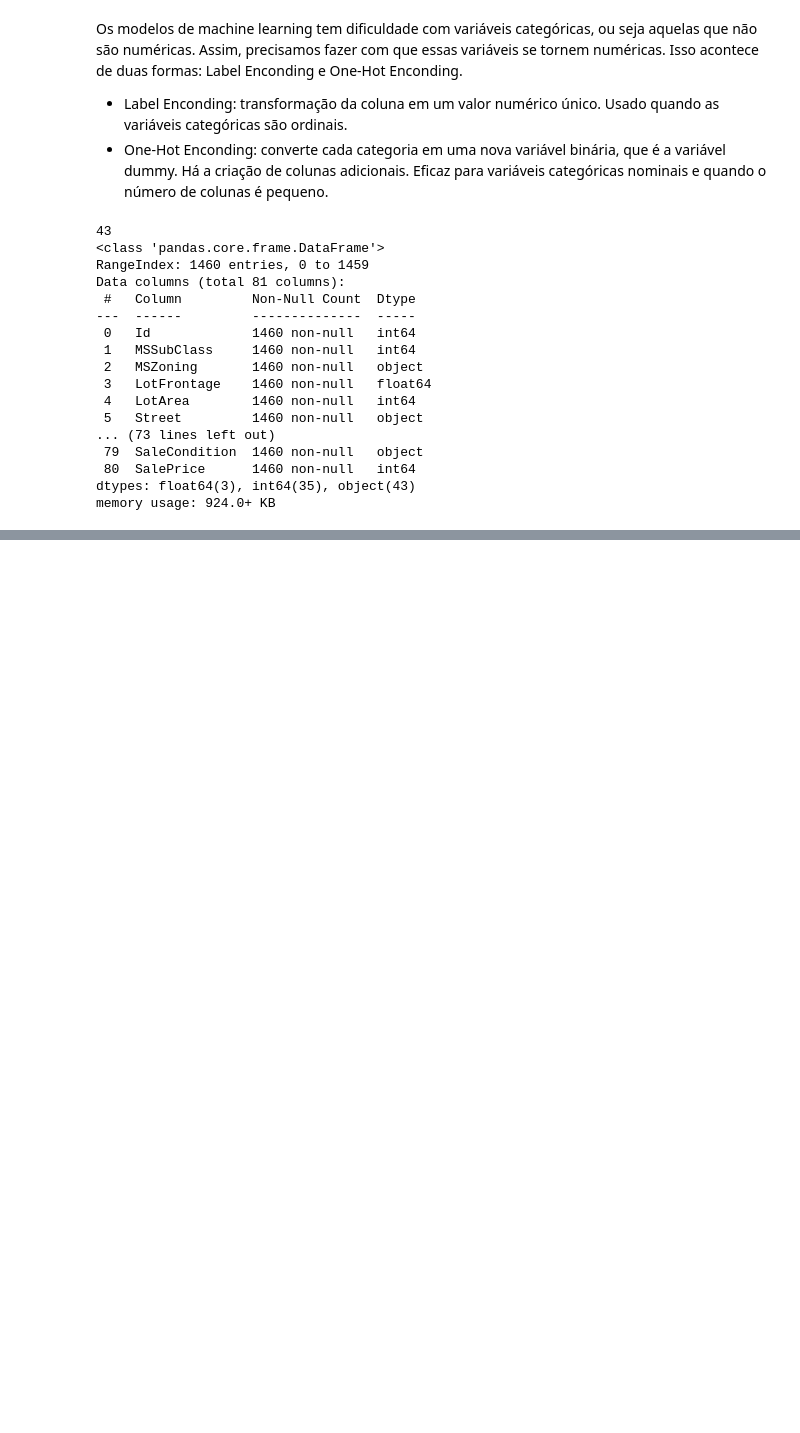
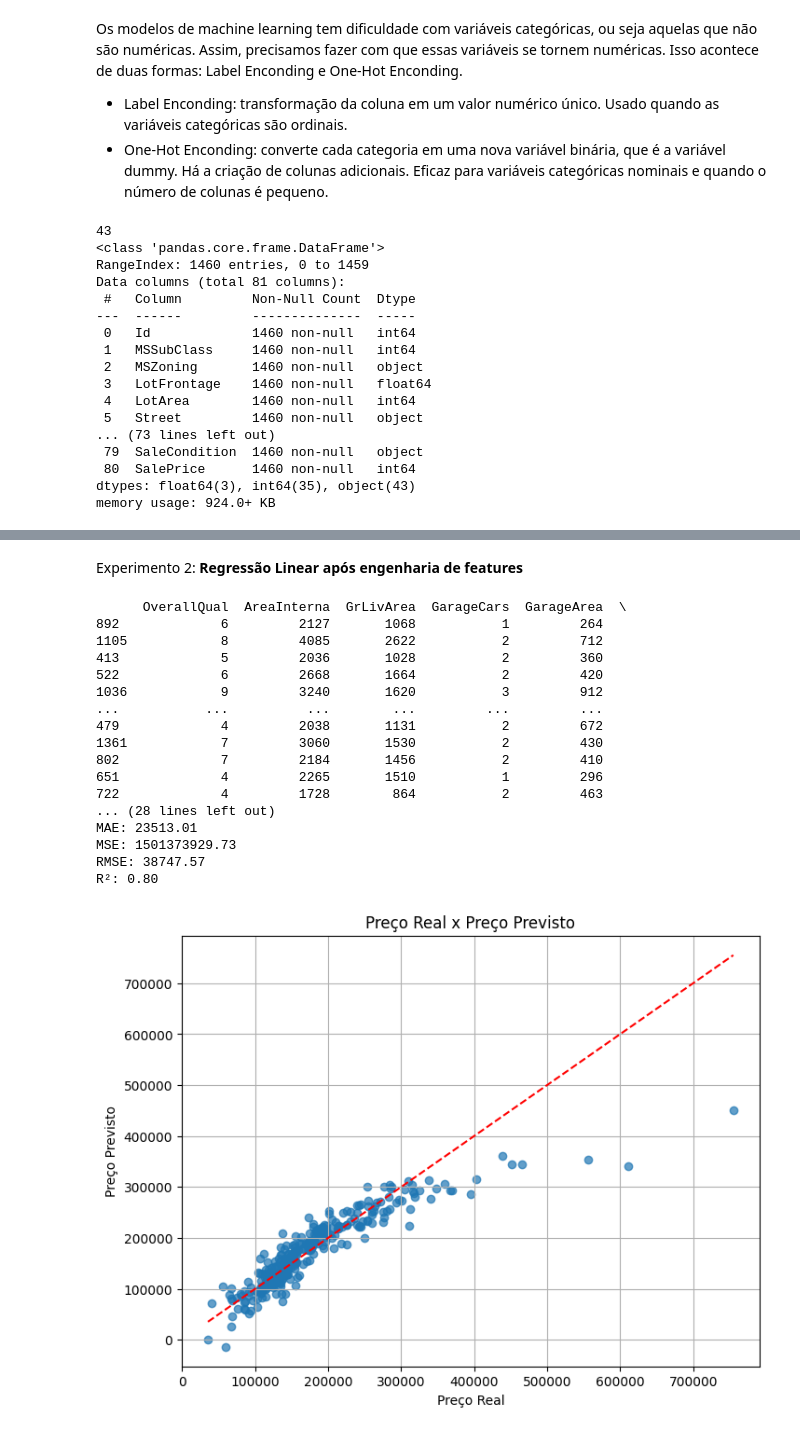
Before and after one commit to naathycc/Projeto-trainee-dados-Cati-Jr, a Jupyter notebook: notebook/house_prices.ipynb, the cells around one changed output, grey strips where cells are left out. Cells and saved outputs as stored; diff of their text form; code cells hidden in the pictures; blank space fills up the shorter version.

Commit message:
Feat:Adicionando treinamento dos modelos

```diff
--- a/notebook/house_prices.ipynb
+++ b/notebook/house_prices.ipynb
@@ -470,0 +753,71 @@ print(len(categoricas))
+# %% [markdown]
+Experimento 2: **Regressão Linear após engenharia de features**
+# %%
+# Selecionando as variáveis mais correlacionadas com o preço da casa.
+# Algumas variáveis foram removidas porque já estavam representadas
+# pelas novas features criadas durante a engenharia de atributos.
+variaveis = [
+    "OverallQual",
+    "AreaInterna",
+    "GrLivArea",
+    "GarageCars",
+    "GarageArea",
+    "TotalBanheiros",
+    "IdadeCasa",
+    "IdadeReforma",
+    "LotArea",
+    "OverallCond"
+]
+X = treino[variaveis]
+y = treino["SalePrice"]
+
+
+# Chamando as funções:
+
+# Criando o modelo
+regressao = LinearRegression()
+
+# Separando treino e teste
+X_train, X_test, y_train, y_test = separacao_dados(X, y)
+
+# Treinando
+regressao = treinamento(regressao, X_train, y_train)
+
+# Fazendo previsões
+y_pred_regressao2 = previsoes(regressao, X_test)
+
+# Comparando
+resultado = comparando_resultados(
+    X_test,
+    y_test,
+    y_pred_regressao2
+)
+print(resultado)
+
+# Métricas
+mae, mse, rmse, r2 = calculando_metricas(
+    y_test,
+    y_pred_regressao2
+)
+
+# testando gráfico de preço real x preço previsto
+grafico_previsoes(y_test, y_pred_regressao2)
+# %% [output]
+      OverallQual  AreaInterna  GrLivArea  GarageCars  GarageArea  \
+892             6         2127       1068           1         264
+1105            8         4085       2622           2         712
+413             5         2036       1028           2         360
+522             6         2668       1664           2         420
+1036            9         3240       1620           3         912
+...           ...          ...        ...         ...         ...
+479             4         2038       1131           2         672
+1361            7         3060       1530           2         430
+802             7         2184       1456           2         410
+651             4         2265       1510           1         296
+722             4         1728        864           2         463
+... (28 lines left out)
+MAE: 23513.01
+MSE: 1501373929.73
+RMSE: 38747.57
+R²: 0.80
+[figure, added]
```
Also changed, not shown: parts of 46 cells of this notebook.
